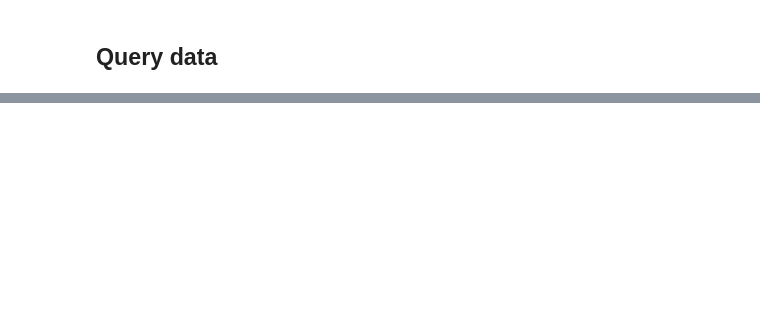
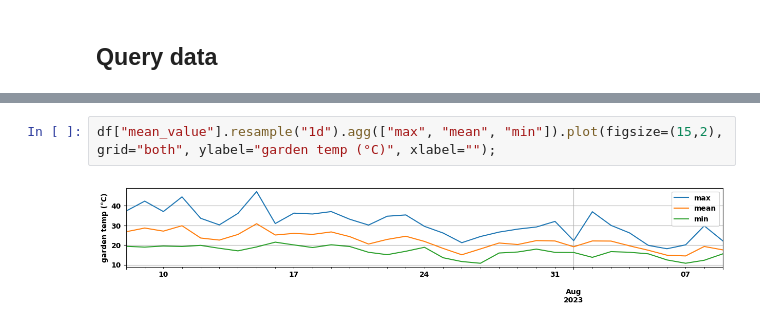
Before and after one commit to munich-ml/InfluxDB, a Jupyter notebook: Connect_with_InfluxDBClient.ipynb, the cells around one changed output, grey strips where cells are left out. Cells and saved outputs as stored; diff of their text form; blank space fills up the shorter version.

```diff
--- a/Connect_with_InfluxDBClient.ipynb
+++ b/Connect_with_InfluxDBClient.ipynb
@@ -87,0 +128,4 @@ df.groupby('entity_id')['value'].plot(figsize=(18,5), style=".", legend=True, gr
+# %%
+df["mean_value"].resample("1d").agg(["max", "mean", "min"]).plot(figsize=(15,2), grid="both", ylabel="garden temp (°C)", xlabel="");
+# %% [output]
+[figure, added]
```
Also changed, not shown: parts of 13 cells of this notebook.
